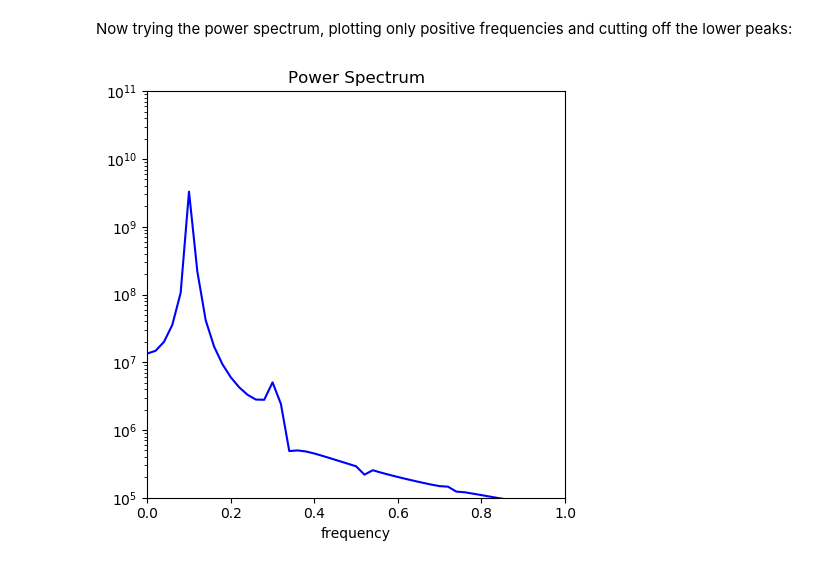
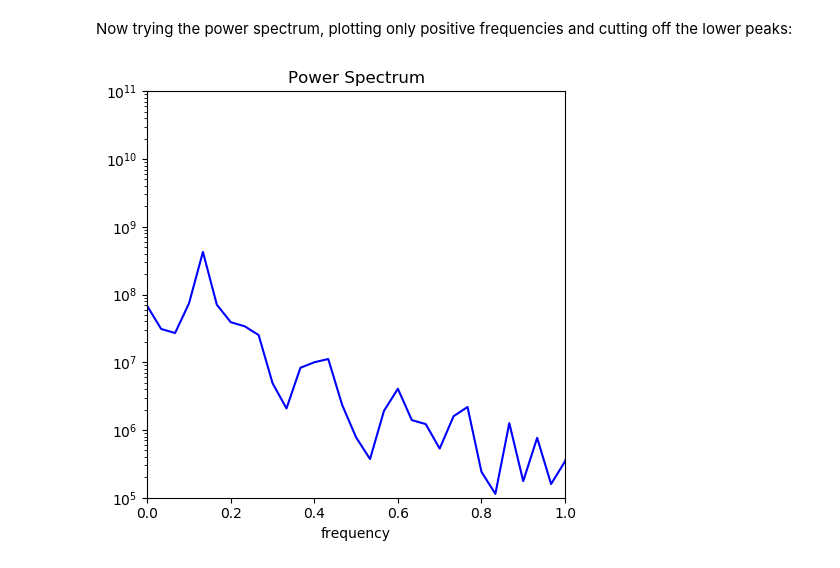
Before and after one commit to doyle340/Physics-5300, a Jupyter notebook: DoublePendulumNotebook.ipynb, the cells around one changed output. Saved outputs shown, nothing was run; the diff lists cells and outputs as text; code cells hidden in the pictures.

Commit message:
Double Pendulum Notebook v2.0
Appears to be working, and is plotting... Needs work in axis formatting

```diff
--- a/DoublePendulumNotebook.ipynb
+++ b/DoublePendulumNotebook.ipynb
@@ -86,8 +84,8 @@ class HamiltonianPendulum():
         self.L1 = L1
         self.L2 = L2
         self.g = g
-        self.omega_01 = np.sqrt(g/L1)
-        self.omega_02 = np.sqrt(g/L2)
+        self.omega1_0 = np.sqrt(g/L1)
+        self.omega2_0 = np.sqrt(g/L2)
         self.mass1 = mass1
         self.mass2 = mass2
 
@@ -110,7 +108,7 @@ class HamiltonianPendulum():
 
         """
         C1 = (y[1]*y[3]*np.sin(y[0]-y[2]))/ \
-            (L1*L2*(mass1 + mass2*np.sin(y[1]-y[2])**2))
+            (L1*L2*(mass1 + mass2*np.sin(y[0]-y[2])**2))
 
         C2 = np.sin(2.*(y[0]-y[2])) * ((L2**2 * mass2 * y[1]**2) + \
             (L1**2 * (mass1 + mass2) * y[3]**2) - \
@@ -128,17 +126,13 @@ class HamiltonianPendulum():
         Solve the ODE given initial conditions.
         Specify smaller abserr and relerr to get more precision.
         """
-        y1 = [phi1_0, p_phi1_0]
-        y2 = [phi2_0, p_phi2_0]
+        y = [phi1_0, p_phi1_0, phi2_0, p_phi2_0]
+
         solution1 = solve_ivp(self.dy_dt, (t_pts[0], t_pts[-1]),
-                             y1, t_eval=t_pts,
+                             y, t_eval=t_pts,
                              atol=abserr, rtol=relerr)
-        solution2 = solve_ivp(self.dy_dt, (t_pts[0], t_pts[-1]),
-                             y2, t_eval=t_pts,
-                             atol=abserr, rtol=relerr)
-        phi1, p_phi1 = solution1.y1
-        phi2, p_phi2 = solution2.y2
-        y = y1, y2
+
+        phi1, p_phi1, phi2, p_phi2 = solution1.y
 
         return phi1, p_phi1, phi2, p_phi2
 # %%
@@ -181,12 +175,16 @@ def start_stop_indices(t_pts, plot_start, plot_stop):
 # %%
 # Labels for individual plot axes
-phi_vs_time_labels = (r'$t$', r'$\phi(t)$')
-p_phi_vs_time_labels = (r'$t$', r'$d\phi/dt(t)$')
+phi1_vs_time_labels = (r'$t$', r'$\phi(t)$')
+phi2_vs_time_labels = (r'$t$', r'$\phi2(t)$')
+p_phi1_vs_time_labels = (r'$t$', r'$d\phi/dt(t)$')
+p_phi2_vs_time_labels = (r'$t$', r'$d\phi2/dt(t)$')
 state_space_labels = (r'$\phi$', r'$p\phi$')
+state_space2_labels = (r'$\phi2$', r'$p\phi2$')
+
 
 # Common plotting time (generate the full time then use slices)
 t_start = 0.
-t_end = 50.
+t_end = 30.
 delta_t = 0.001
 
 t_pts = np.arange(t_start, t_end+delta_t, delta_t)
@@ -262,19 +297,19 @@ IndexError: index 3 is out of bounds for axis 0 with size 2
 Now trying the power spectrum, plotting only positive frequencies and cutting off the lower peaks:
 # %%
 start, stop = start_stop_indices(t_pts, t_start, t_end)
-signal = phi[start:stop]
+signal = phi1[start:stop]
 power_spectrum = np.abs(np.fft.fft(signal))**2
 freqs = np.fft.fftfreq(signal.size, delta_t)
 idx = np.argsort(freqs)
 
 fig_ps = plt.figure(figsize=(5,5))
 ax_ps = fig_ps.add_subplot(1,1,1)
 ax_ps.semilogy(freqs[idx], power_spectrum[idx], color='blue')
 ax_ps.set_xlim(0, 1.)
 ax_ps.set_ylim(1.e5, 1.e11)
 ax_ps.set_xlabel('frequency')
 ax_ps.set_title('Power Spectrum')
 
 fig_ps.tight_layout()
 # %% [output]
-[figure, old version]
+[figure, new version]
```
Also changed, not shown: parts of 3 cells of this notebook.
